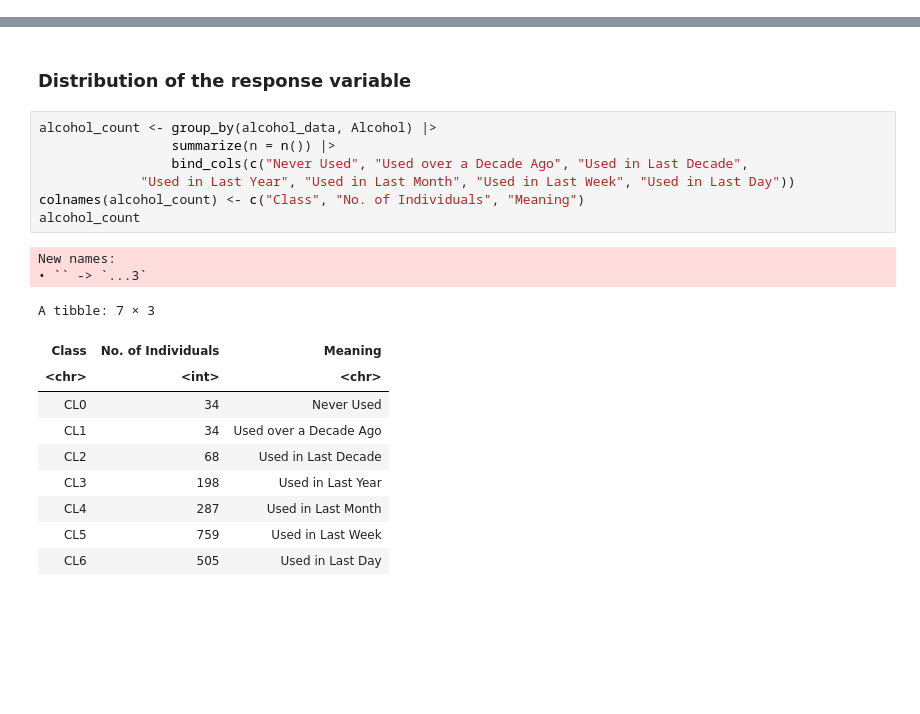
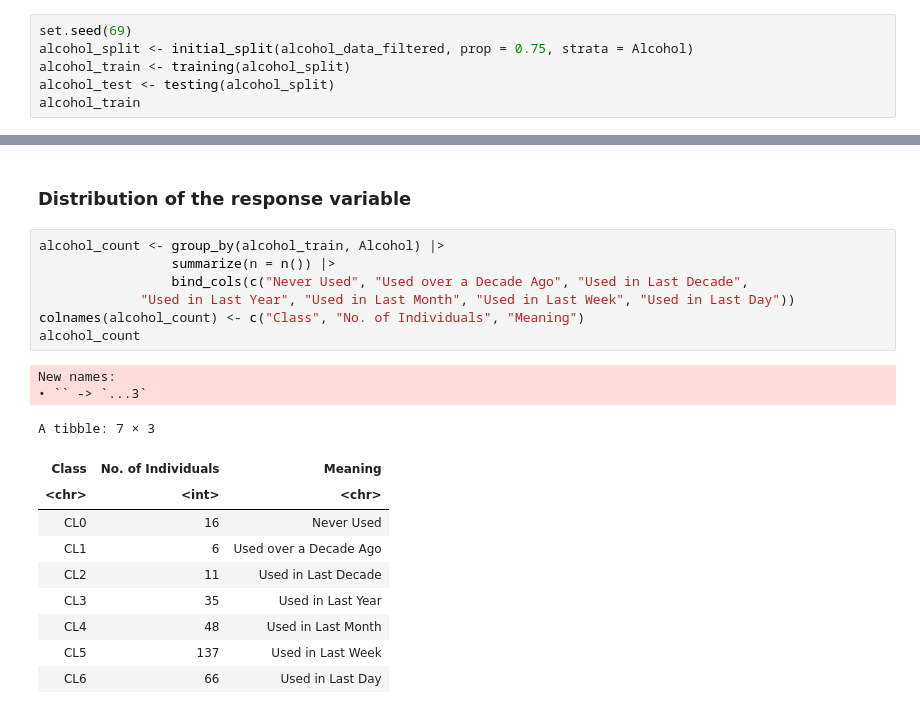
Before and after one commit to hyt152004/Alcohol-Consumption-Data-Analysis, a Jupyter notebook: final_report_draft_1.ipynb, the cells around one changed output, grey strips where cells are left out. Drawn from its saved outputs; the diff is of its cells as text; blank space fills up the shorter version.

```diff
--- a/final_report_draft_1.ipynb
+++ b/final_report_draft_1.ipynb
@@ -111,0 +116,6 @@ A tibble: 428 × 8
+# %%
+set.seed(69)
+alcohol_split <- initial_split(alcohol_data_filtered, prop = 0.75, strata = Alcohol)
+alcohol_train <- training(alcohol_split)
+alcohol_test <- testing(alcohol_split)
+alcohol_train
@@ -112,22 +134,22 @@ A tibble: 428 × 8
 # %% [markdown]
 ### Distribution of the response variable
 # %%
-alcohol_count <- group_by(alcohol_data, Alcohol) |>
+alcohol_count <- group_by(alcohol_train, Alcohol) |>
                  summarize(n = n()) |>
                  bind_cols(c("Never Used", "Used over a Decade Ago", "Used in Last Decade",
              "Used in Last Year", "Used in Last Month", "Used in Last Week", "Used in Last Day"))
 colnames(alcohol_count) <- c("Class", "No. of Individuals", "Meaning")
 alcohol_count
 # %% [output]
 New names:
 • `` -> `...3`
 A tibble: 7 × 3
 | Class | No. of Individuals | Meaning |
 | <chr> | <int> | <chr> |
-| CL0 | 34 | Never Used |
-| CL1 | 34 | Used over a Decade Ago |
-| CL2 | 68 | Used in Last Decade |
-| CL3 | 198 | Used in Last Year |
-| CL4 | 287 | Used in Last Month |
-| CL5 | 759 | Used in Last Week |
-| CL6 | 505 | Used in Last Day |
+| CL0 | 16 | Never Used |
+| CL1 | 6 | Used over a Decade Ago |
+| CL2 | 11 | Used in Last Decade |
+| CL3 | 35 | Used in Last Year |
+| CL4 | 48 | Used in Last Month |
+| CL5 | 137 | Used in Last Week |
+| CL6 | 66 | Used in Last Day |
```
Also changed, not shown: parts of 10 cells of this notebook, 1 other file.
